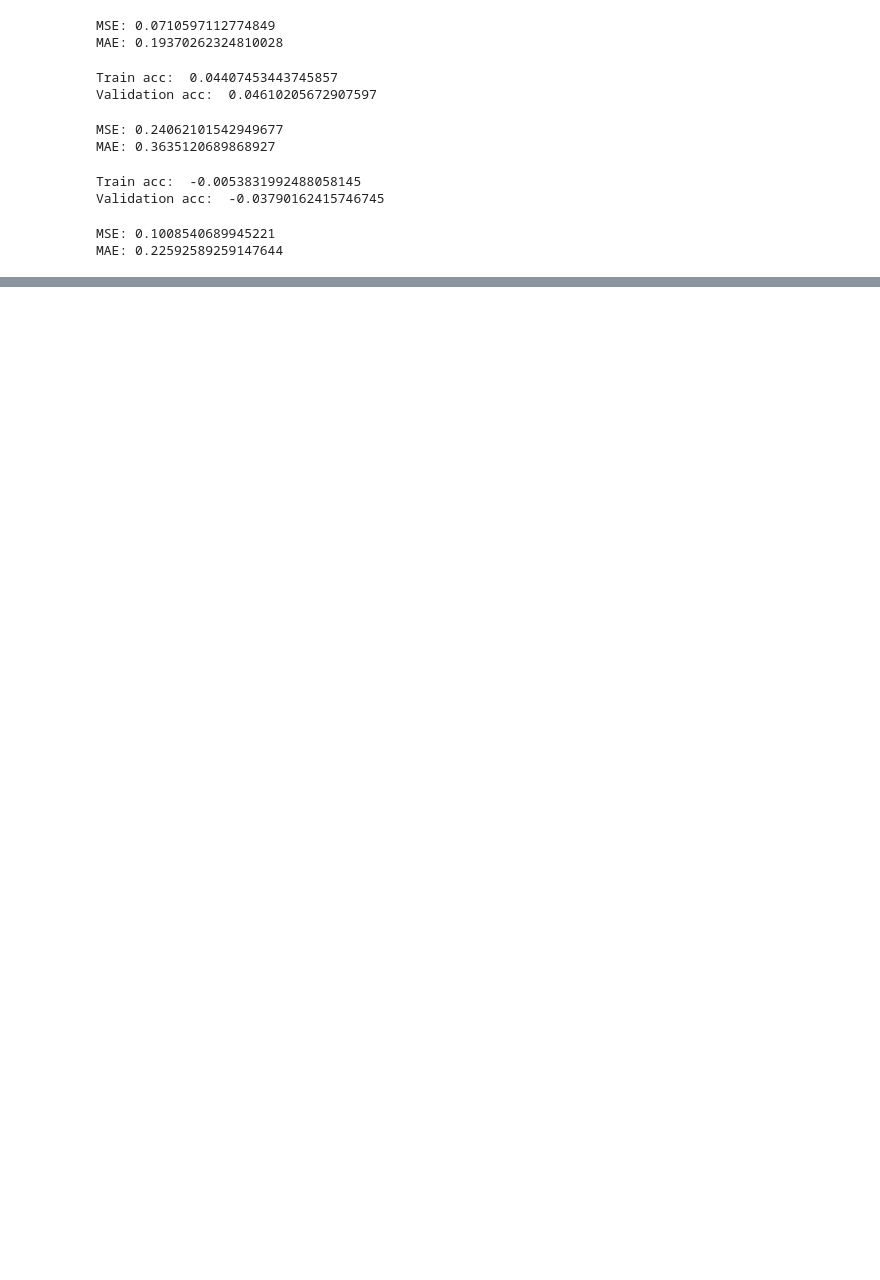
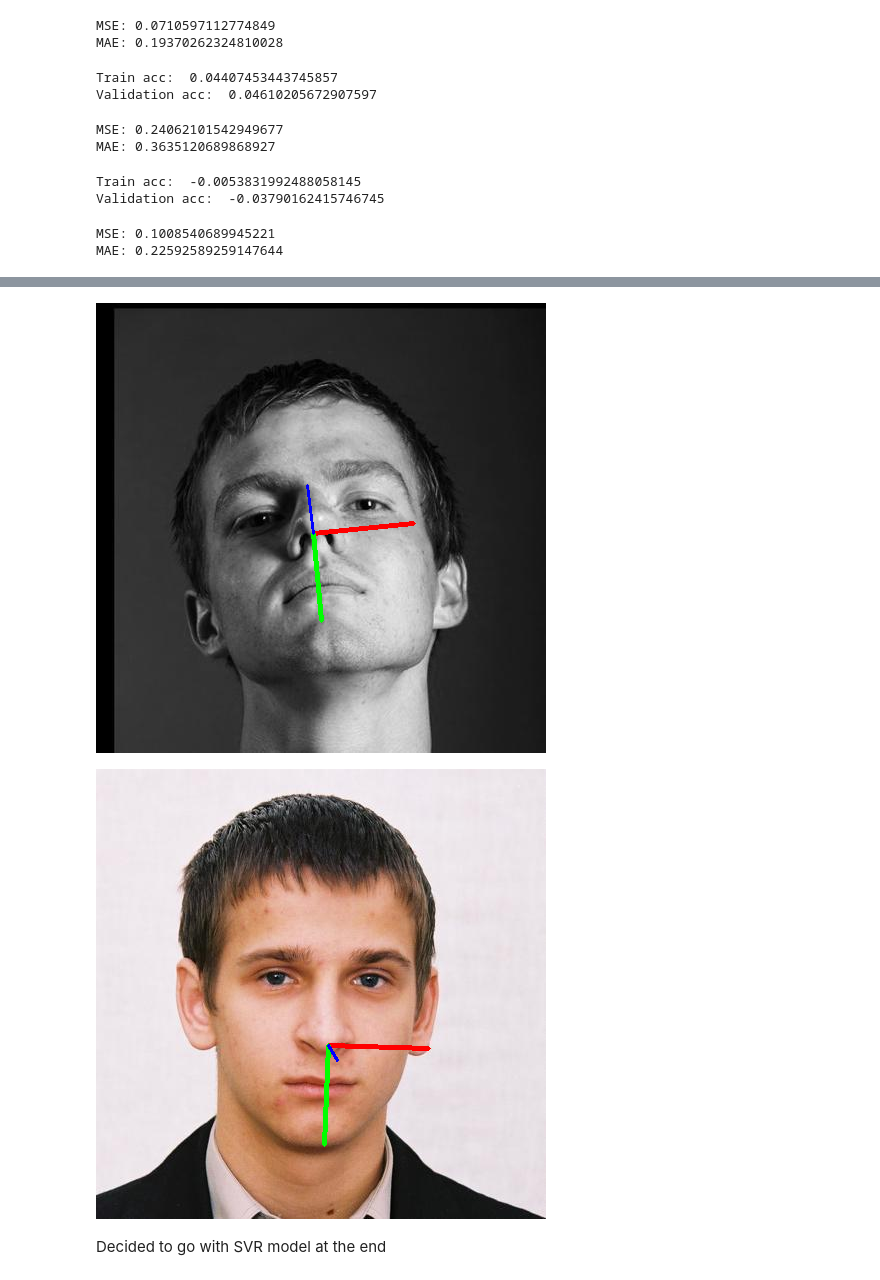
Before and after one commit to alaa-shehab/Head-Pose-Estimation, a Jupyter notebook: ML1_Head_Pose_Estimation_Project.ipynb, the cells around one changed output, grey strips where cells are left out. Saved outputs shown, nothing was run; the diff lists cells and outputs as text; code cells hidden in the pictures; blank space fills up the shorter version.

```diff
--- a/ML1_Head_Pose_Estimation_Project.ipynb
+++ b/ML1_Head_Pose_Estimation_Project.ipynb
@@ -920,0 +745,3 @@ MAE: 0.22592589259147644
+# %%
+ab_pitch = AdaBoostRegressor(base_estimator, n_estimators=25, learning_rate = 0.001)
+ab_pitch.fit(X_train, pitch_train)
@@ -920,0 +766,3 @@ MAE: 0.22592589259147644
+# %%
+ab_yaw = AdaBoostRegressor(base_estimator, n_estimators=25, learning_rate = 0.001)
+ab_yaw.fit(X_train, yaw_train)
@@ -920,0 +787,5 @@ MAE: 0.22592589259147644
+# %%
+base_estimator = DecisionTreeRegressor(max_depth=30, min_samples_split=20)
+# %%
+ab_roll = AdaBoostRegressor(base_estimator, n_estimators=10, learning_rate = 0.001)
+ab_roll.fit(X_train, roll_train)
@@ -927,0 +936,15 @@ cv2_imshow(draw_axis(frame, pitch, yaw,roll, nose[:,0]*frame.shape[1], nose[:,1]
+# %%
+#Adaboost decision tree
+img1 = '/content/AFLW2000/image00854.jpg'
+img2 = '/content/AFLW2000/image00053.jpg'
+frame = cv2.imread(img1)
+nose, pitch, yaw, roll = pose_predict(frame, ab_pitch, ab_yaw, ab_roll)
+cv2_imshow(draw_axis(frame, pitch, yaw,roll, nose[:,0]*frame.shape[1], nose[:,1]*frame.shape[0]))
+frame = cv2.imread(img2)
+nose, pitch, yaw, roll = pose_predict(frame, ab_pitch, ab_yaw, ab_roll)
+cv2_imshow(draw_axis(frame, pitch, yaw,roll, nose[:,0]*frame.shape[1], nose[:,1]*frame.shape[0]))
+# %% [output]
+[figure, added]
+[figure, added]
+# %% [markdown]
+Decided to go with SVR model at the end
```
Also changed, not shown: parts of 80 cells of this notebook.
